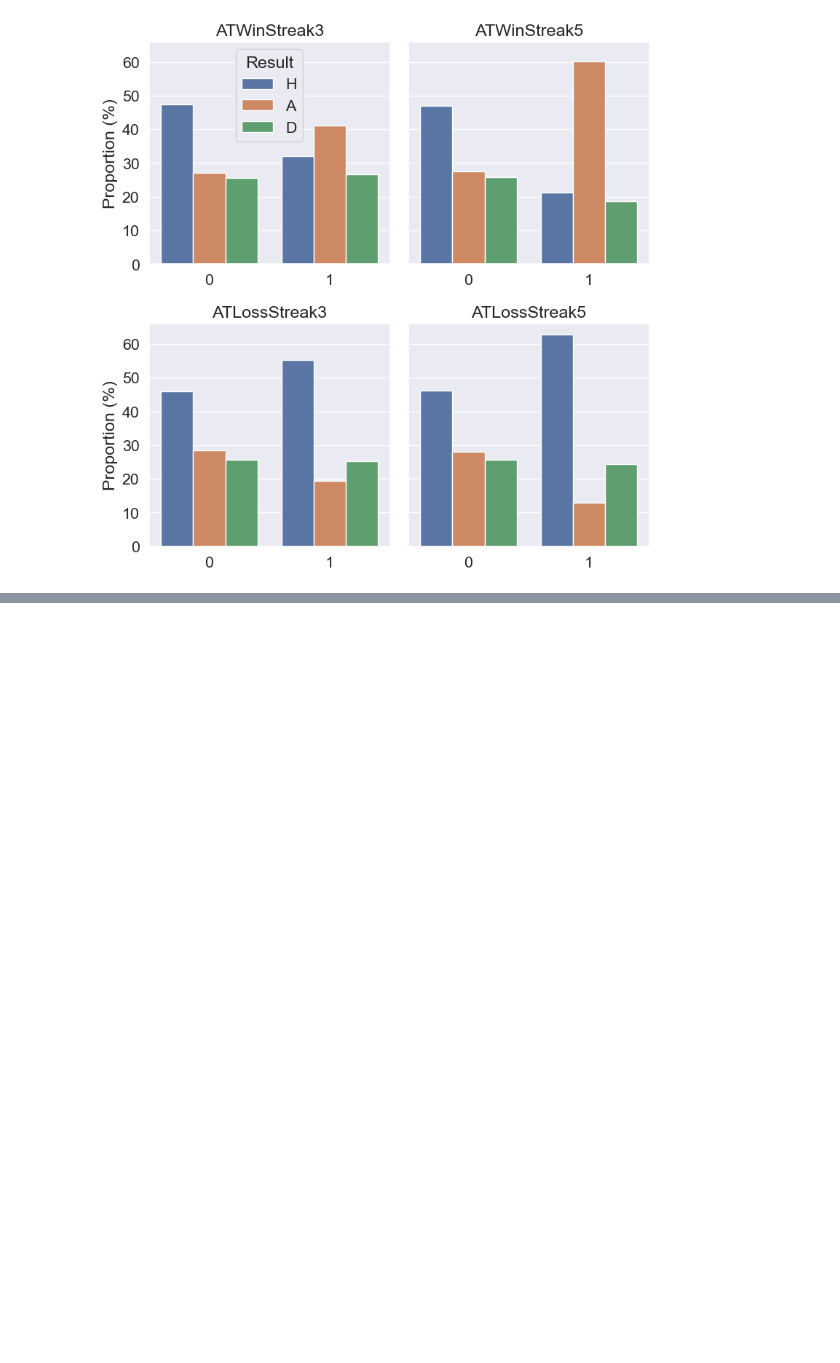
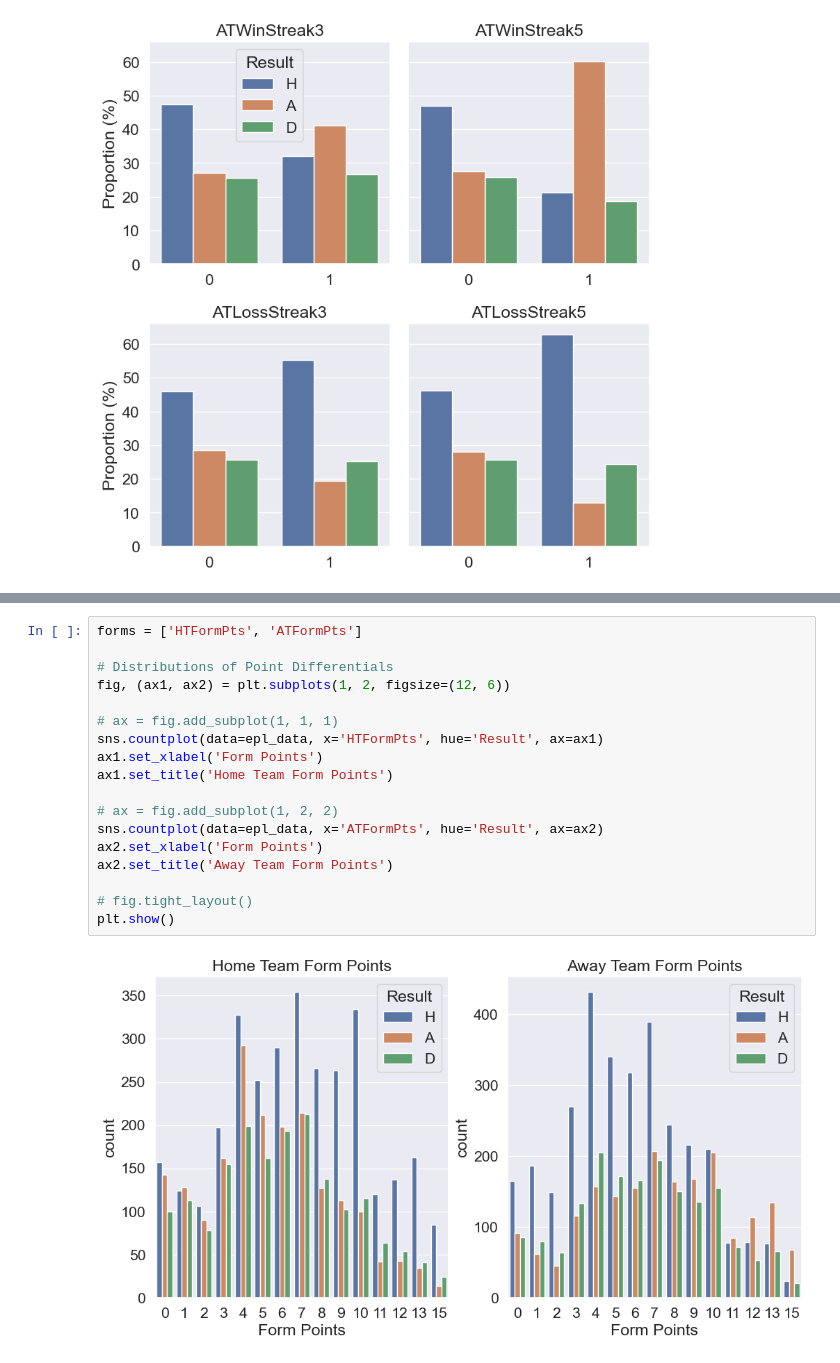
Before and after one commit to cwbennie/MLOps, a Jupyter notebook: Labs/Lab_2_exp_tracking_local.ipynb, the cells around one changed output, grey strips where cells are left out. Saved outputs shown, nothing was run; the diff lists cells and outputs as text; blank space fills up the shorter version.

```diff
--- a/Labs/Lab_2_exp_tracking_local.ipynb
+++ b/Labs/Lab_2_exp_tracking_local.ipynb
@@ -624,0 +640,20 @@ chk = ['HTFormPts', 'ATFormPts']
+# %%
+forms = ['HTFormPts', 'ATFormPts']
+
+# Distributions of Point Differentials
+fig, (ax1, ax2) = plt.subplots(1, 2, figsize=(12, 6))
+
+# ax = fig.add_subplot(1, 1, 1)
+sns.countplot(data=epl_data, x='HTFormPts', hue='Result', ax=ax1)
+ax1.set_xlabel('Form Points')
+ax1.set_title('Home Team Form Points')
+
+# ax = fig.add_subplot(1, 2, 2)
+sns.countplot(data=epl_data, x='ATFormPts', hue='Result', ax=ax2)
+ax2.set_xlabel('Form Points')
+ax2.set_title('Away Team Form Points')
+
+# fig.tight_layout()
+plt.show()
+# %% [output]
+[figure, added]
```
Also changed, not shown: parts of 47 cells of this notebook.
